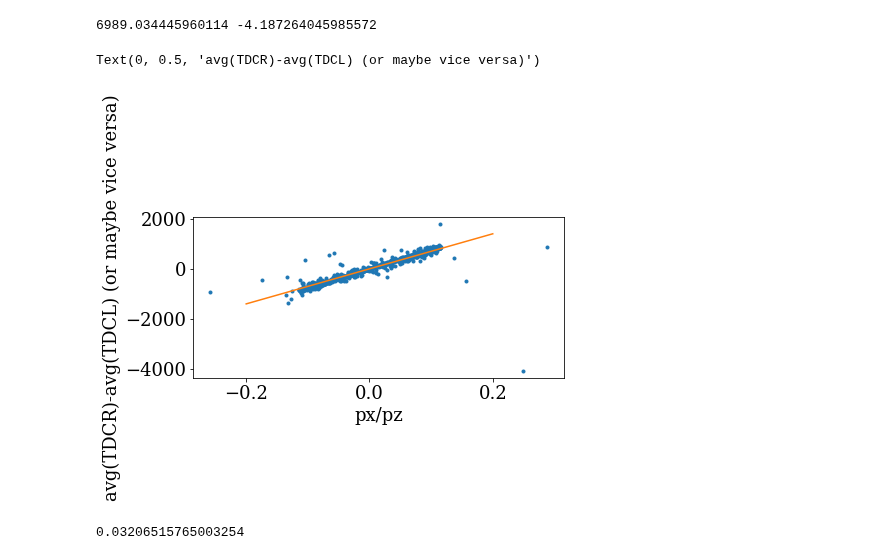
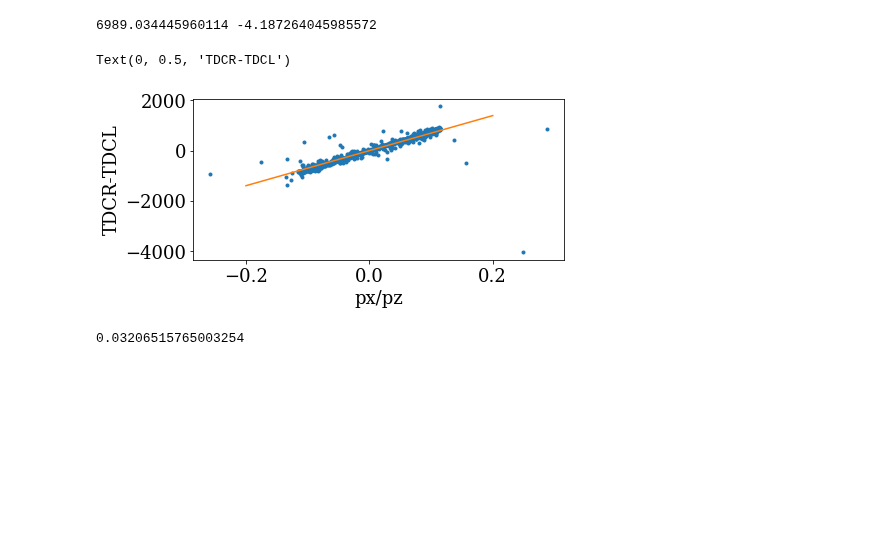
Before and after one commit to sebouh137/fcal_sim, a Jupyter notebook: TDC_vs_pxoverpz.ipynb, the cells around one changed output. Saved outputs shown, nothing was run; the diff lists cells and outputs as text; code cells hidden in the pictures; blank space fills up the shorter version.

```diff
--- a/TDC_vs_pxoverpz.ipynb
+++ b/TDC_vs_pxoverpz.ipynb
@@ -34,6 +33,7 @@ fcal=f.Get("fcal")
 generated=f.Get("generated")
 # %%
 diffs=[]
+sums=[]
 uxs=[]
 for fc, gen in zip(fcal, generated):
     ux = gen.px[0]/gen.pz[0]
@@ -46,16 +46,18 @@ for fc, gen in zip(fcal, generated):
         dR=0
         for TDC, order, ADC  in zip(fc.TDC_TDC, fc.TDC_order, fc.ADC_ADC):
             if order==2:
+                nR+=TDC
+                dR+=1
+            if order==3:
                 nL+=TDC
                 dL+=1
-            if order==3:
-                nR+=TDC
-                dR+=1
         if dR!=0 and dL!=0:
-            diffs.append(nL/dL-nR/dR)
+            diffs.append(nR/dR-nL/dL)
+            sums.append(nR/dR+nL/dL)
             uxs.append(ux)
 ux=pd.Series(uxs)
 diff=pd.Series(diffs)
+sums=pd.Series(sums)
 # %%
 m= (len(ux)*np.sum(ux*diff)-np.sum(ux)*np.sum(diff))/(len(ux)*np.sum(ux*ux)-np.sum(ux)*np.sum(ux))
 b = np.sum(diff-m*ux)/len(ux)
@@ -65,13 +67,13 @@ print(m,b)
 # %%
 N=1000
 plt.plot(uxs[:N], diffs[:N], marker='.', linestyle="")
 x = pd.Series([-.2, .2])
 plt.plot(x, m*x+b, linestyle="-")
 plt.xlabel("px/pz")
-plt.ylabel("avg(TDCR)-avg(TDCL) (or maybe vice versa)")
+plt.ylabel("TDCR-TDCL")
 # %% [output]
-Text(0, 0.5, 'avg(TDCR)-avg(TDCL) (or maybe vice versa)')
+Text(0, 0.5, 'TDCR-TDCL')
-[figure, old version]
+[figure, new version]
 # %%
 plt.hist(ux-(diff-b)/m,bins=np.linspace(-0.05, .05, 50))
 print(np.std(ux-(diff-b)/m))
```
Also changed, not shown: parts of 2 cells of this notebook, 1 other file.
